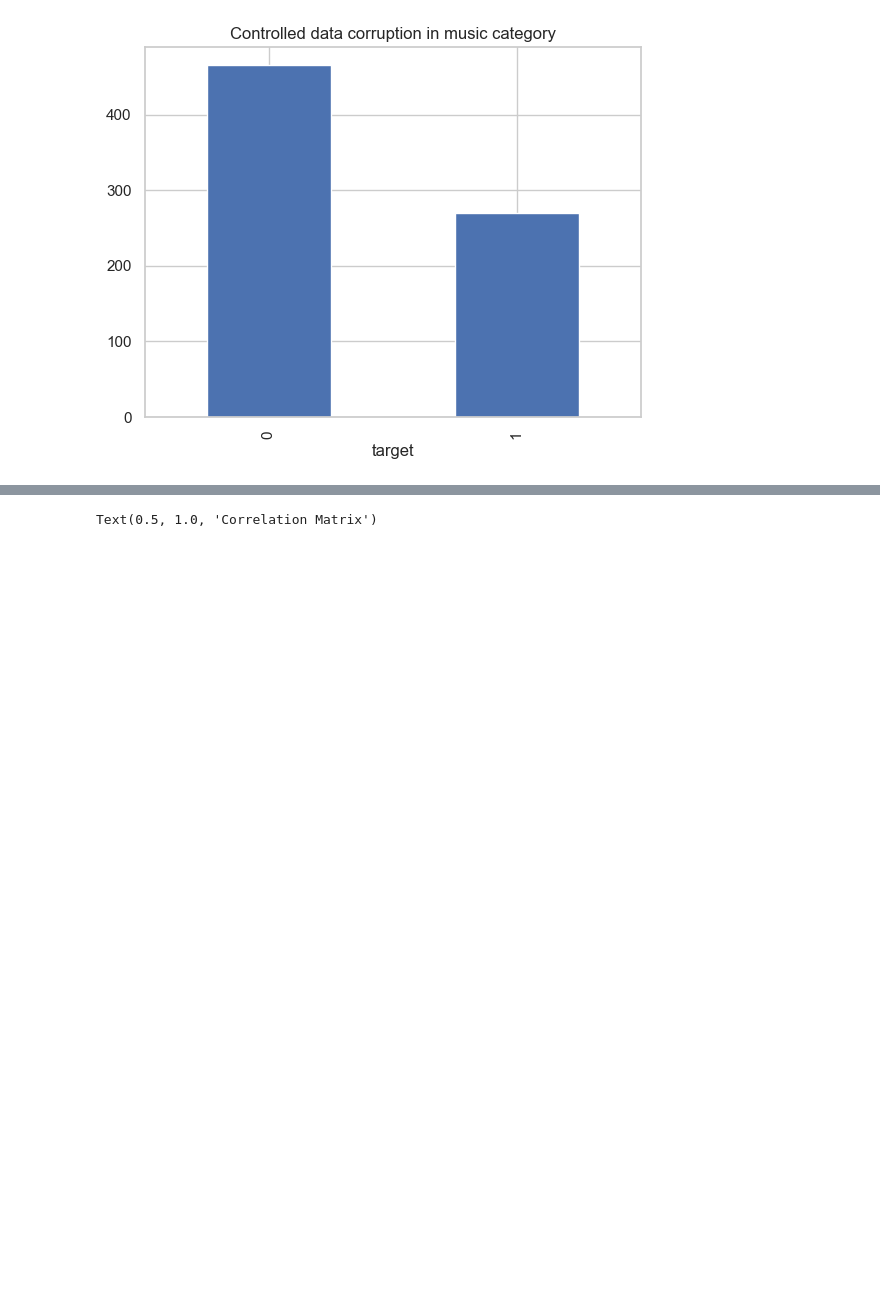
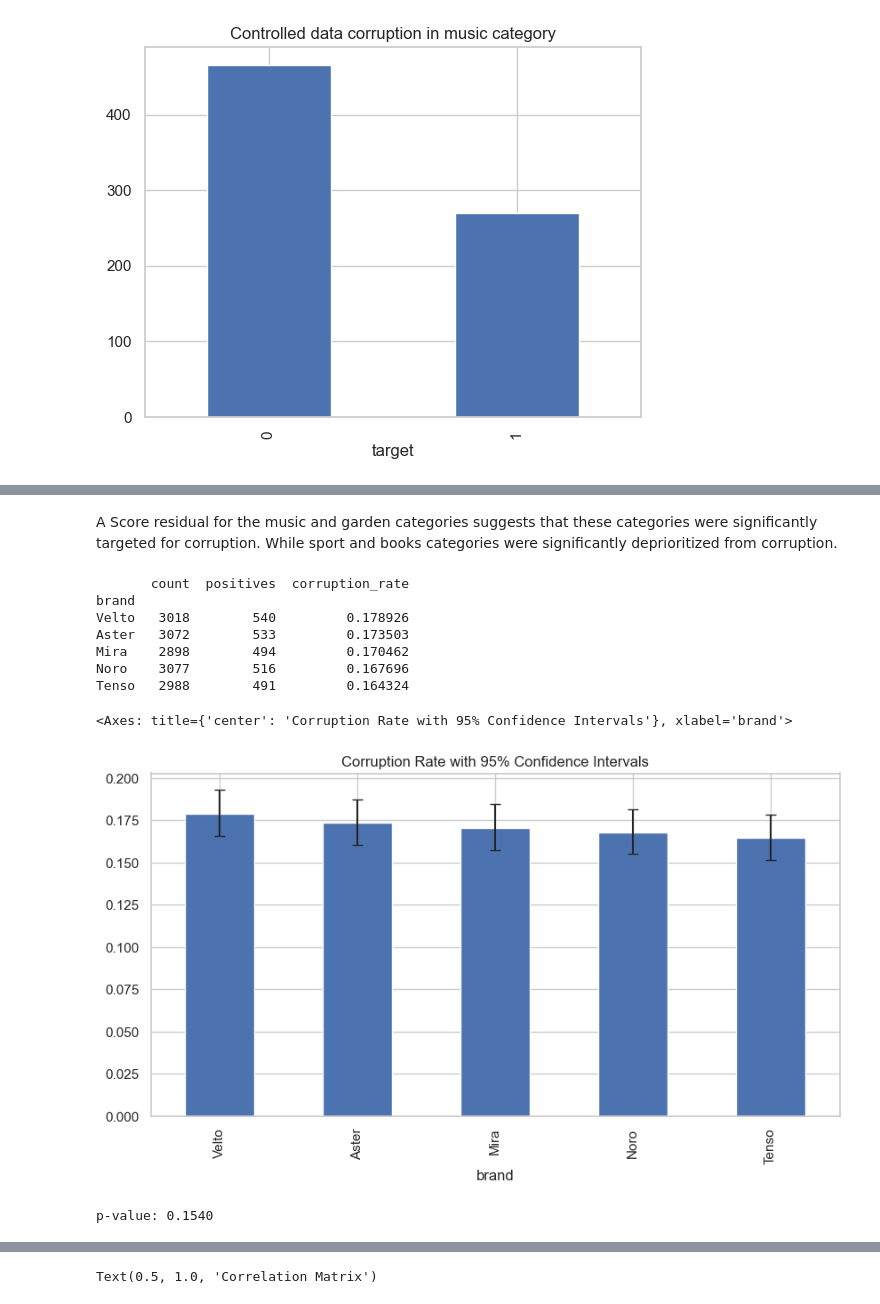
Before and after one commit to alexxmyst/PJATK-Recruitment-Task, a Jupyter notebook: notebooks/train_eda.ipynb, the cells around one changed output, grey strips where cells are left out. Saved outputs shown, nothing was run; the diff lists cells and outputs as text; code cells hidden in the pictures; blank space fills up the shorter version.

```diff
--- a/notebooks/train_eda.ipynb
+++ b/notebooks/train_eda.ipynb
@@ -185,0 +290,38 @@ train[train["declared_category"] == "music"].value_counts("target").plot(kind =
+# %% [markdown]
+A Score residual for the music and garden categories suggests that these categories were significantly targeted for corruption. While sport and books categories were significantly deprioritized from corruption.
+# %%
+# counts and rates together
+stats = train.groupby("brand")["target"].agg(
+    count="count",
+    positives="sum",
+    corruption_rate="mean"
+).sort_values(by="corruption_rate", ascending=False)
+
+print(stats)
+
+# Plot with 95% Wilson confidence intervals
+import statsmodels.stats.proportion as smp
+
+ci = smp.proportion_confint(stats["positives"], stats["count"], method="wilson")
+stats["ci_lower"] = ci[0]
+stats["ci_upper"] = ci[1]
+stats["err_lower"] = stats["corruption_rate"] - stats["ci_lower"]
+stats["err_upper"] = stats["ci_upper"] - stats["corruption_rate"]
+
+stats["corruption_rate"].plot(
+    kind="bar",
+    yerr=[stats["err_lower"], stats["err_upper"]],
+    capsize=4,
+    figsize=(10, 5),
+    title="Corruption Rate with 95% Confidence Intervals"
+)
+# %% [output]
+       count  positives  corruption_rate
+brand
+Velto   3018        540         0.178926
+Aster   3072        533         0.173503
+Mira    2898        494         0.170462
+Noro    3077        516         0.167696
+Tenso   2988        491         0.164324
+<Axes: title={'center': 'Corruption Rate with 95% Confidence Intervals'}, xlabel='brand'>
+[figure, added]
@@ -185,0 +330,14 @@ train[train["declared_category"] == "music"].value_counts("target").plot(kind =
+# %%
+music_mask = train["brand"] == "Velto"
+music_corr = train.loc[music_mask, "target"].sum()
+music_uncorr = len(train.loc[music_mask]) - music_corr
+
+rest_corr = train.loc[~music_mask, "target"].sum()
+rest_uncorr = len(train.loc[~music_mask]) - rest_corr
+
+odds_ratio, p_value = fisher_exact([[music_corr, music_uncorr],
+                                    [rest_corr, rest_uncorr]])
+
+print(f"p-value: {p_value:.4f}")
+# %% [output]
+p-value: 0.1540
```
Also changed, not shown: parts of 24 cells of this notebook.
